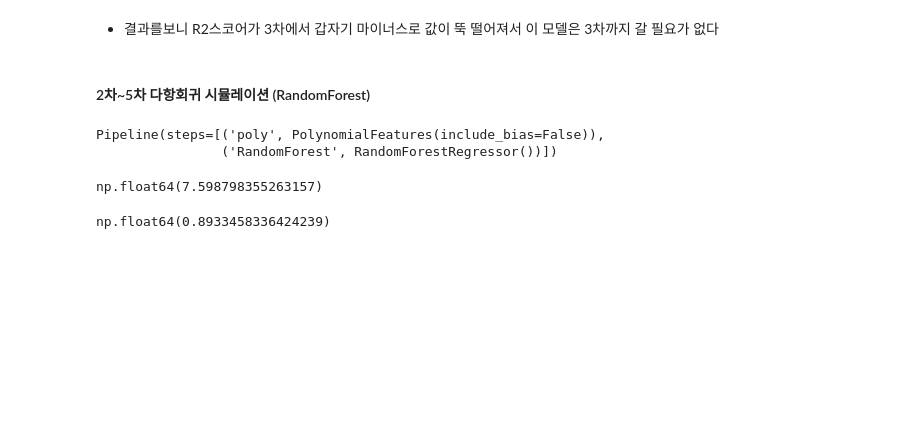
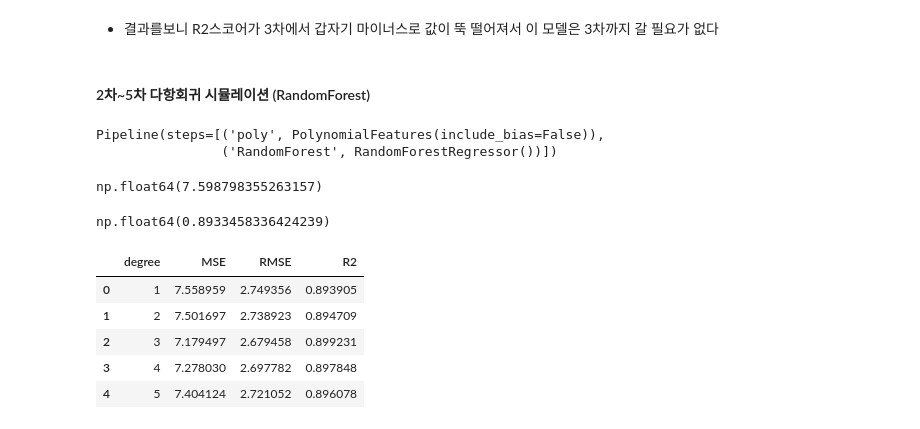
Before and after one commit to jiyoung1634/hipython_rep, a Jupyter notebook: 37_선형회귀분석.ipynb, the cells around one changed output. Saved outputs shown, nothing was run; the diff lists cells and outputs as text; code cells hidden in the pictures; blank space fills up the shorter version.

```diff
--- a/37_선형회귀분석.ipynb
+++ b/37_선형회귀분석.ipynb
@@ -244,16 +244,23 @@ np.float64(0.8933458336424239)
 # %%
 results = []
 
-for degree in range(1,5):
+for degree in range(1,6):
     model_poly = Pipeline([
         ('poly', PolynomialFeatures(degree=degree, include_bias=False)),
-        ('linear', RandomForestRegressor())]
+        ('RandomForest', RandomForestRegressor())]
     )
     model_poly.fit(X_train, y_train)
     pred_poly = model_poly.predict(X_test)
     mse = mean_squared_error(y_test, pred_poly)
     rmse = np.sqrt(mse)
     r2 = r2_score(y_test, pred_poly)
     results.append({'degree':degree, 'MSE':mse, 'RMSE':rmse, 'R2':r2})
 
 pd.DataFrame(results)
+# %% [output]
+|  | degree | MSE | RMSE | R2 |
+| 0 | 1 | 7.558959 | 2.749356 | 0.893905 |
+| 1 | 2 | 7.501697 | 2.738923 | 0.894709 |
+| 2 | 3 | 7.179497 | 2.679458 | 0.899231 |
+| 3 | 4 | 7.278030 | 2.697782 | 0.897848 |
+| 4 | 5 | 7.404124 | 2.721052 | 0.896078 |
```
